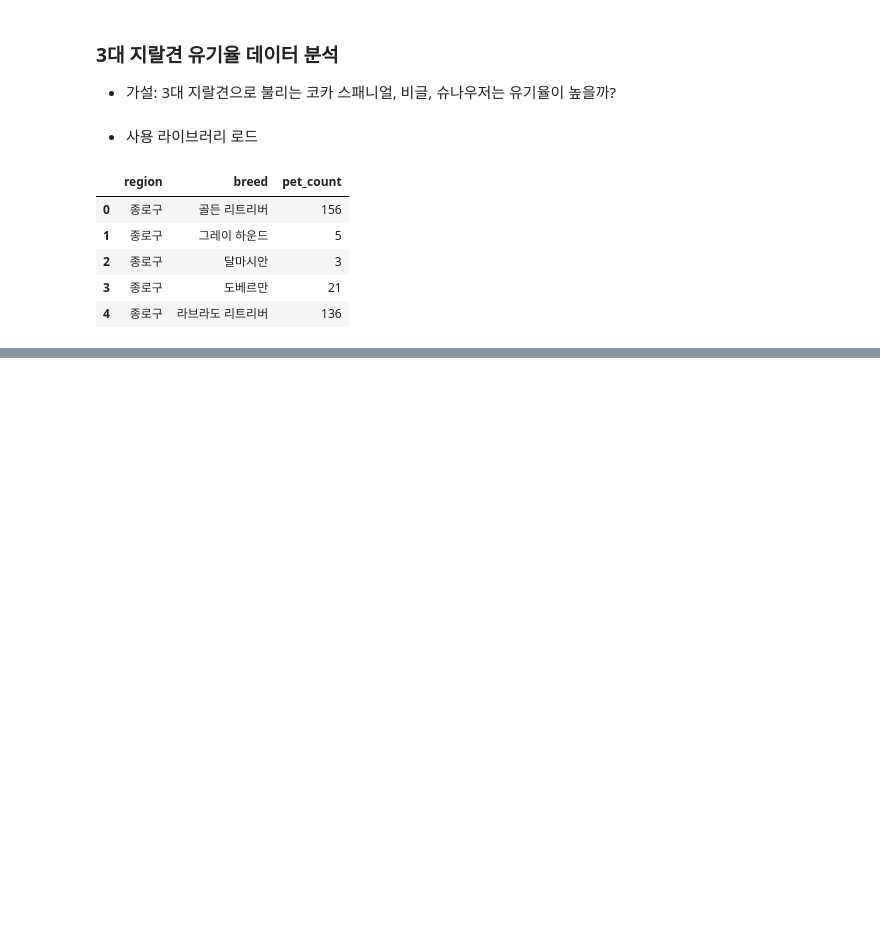
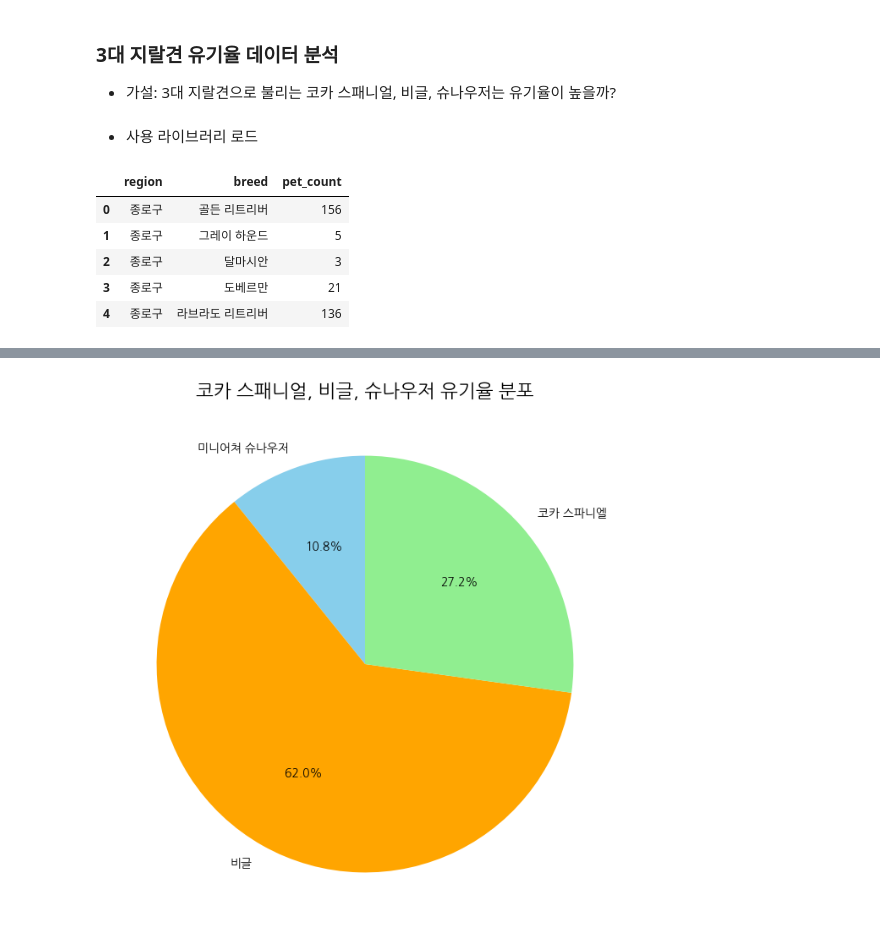
Before and after one commit to addinedu-ros-8th/eda-repo-5, a Jupyter notebook: src/breedAbandonment.ipynb, the cells around one changed output, grey strips where cells are left out. Cells and saved outputs as stored; diff of their text form; code cells hidden in the pictures; blank space fills up the shorter version.

Commit message:
update breedAdbandonment file

```diff
--- a/src/breedAbandonment.ipynb
+++ b/src/breedAbandonment.ipynb
@@ -39,0 +60,6 @@ regist_df.head()
+# %%
+target_breed = ["코카 스파니엘", "비글", "미니어쳐 슈나우저"]
+# %%
+breed_regist_df = regist_df[regist_df["breed"].isin(target_breed)]
+breed_regist_df = breed_regist_df.groupby("breed")["pet_count"].sum()
+breed_regist_df.head()
@@ -39,0 +72,4 @@ regist_df.head()
+# %%
+breed_adbandonment_df = adbandonment_df[adbandonment_df["breed"].isin(target_breed)]
+breed_adbandonment_df = breed_adbandonment_df.groupby("breed")["type"].count()
+breed_adbandonment_df.head()
@@ -39,0 +82,6 @@ regist_df.head()
+# %%
+merged_data = pd.DataFrame({
+    "등록 수": breed_regist_df,
+    "유기 수": breed_adbandonment_df
+}).fillna(0)
+merged_data["유기율 (%)"] = (merged_data["유기 수"] / merged_data["등록 수"]) * 100
@@ -39,0 +96,13 @@ regist_df.head()
+# %%
+plt.figure(figsize=(8, 8))
+plt.pie(
+    merged_data["유기율 (%)"],
+    labels=merged_data.index,
+    autopct="%1.1f%%",
+    startangle=90,
+    colors=["skyblue", "orange", "lightgreen"]
+)
+plt.title("코카 스패니얼, 비글, 슈나우저 유기율 분포", fontsize=16)
+plt.show()
+# %% [output]
+[figure, added]
```
Also changed, not shown: parts of 8 cells of this notebook.
